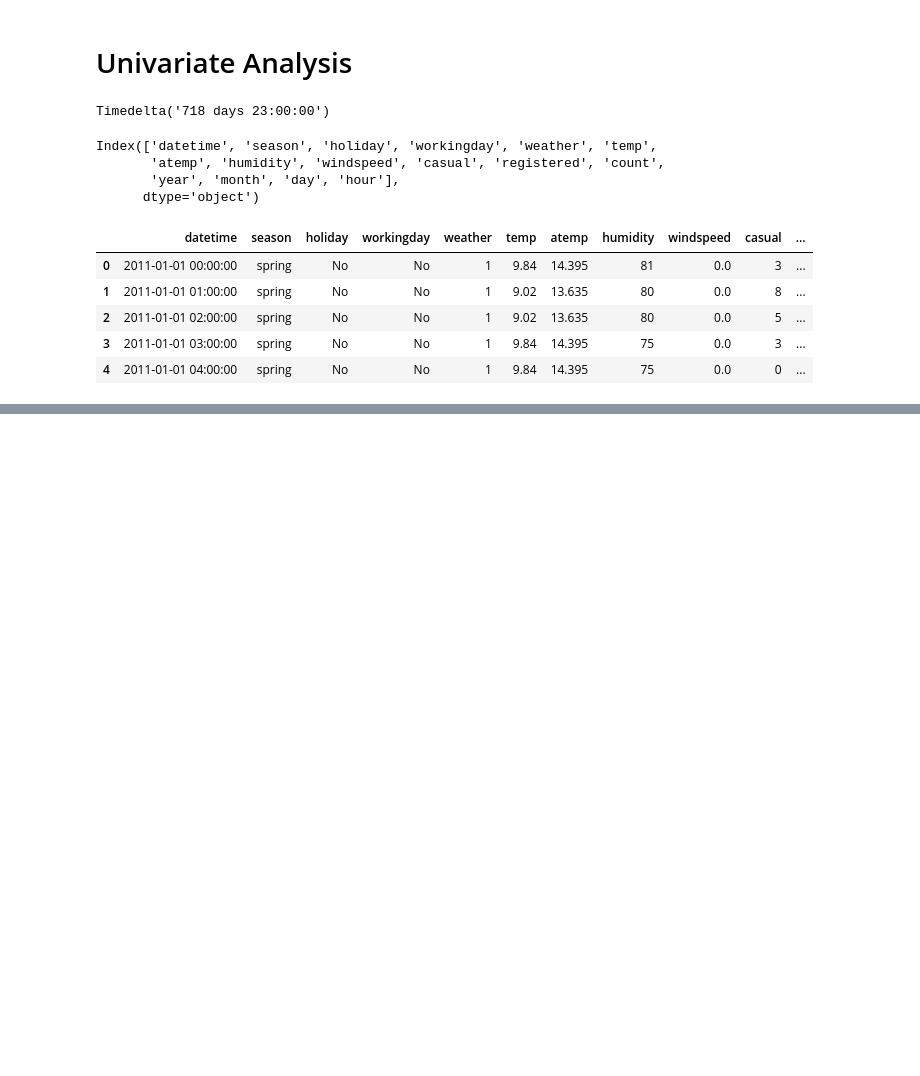
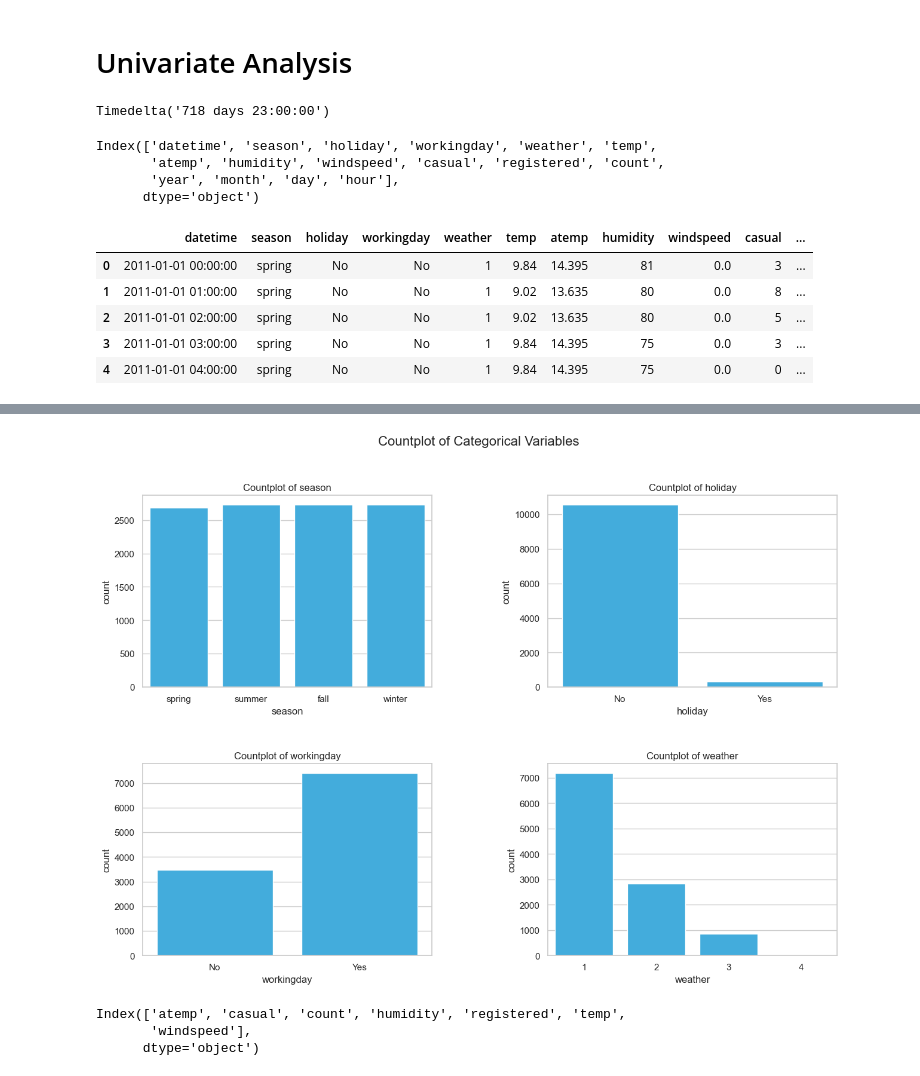
Before and after one commit to satishsharma27/Machine_learning, a Jupyter notebook: Hypothesis_test_Campaign.ipynb, the cells around one changed output, grey strips where cells are left out. Saved outputs shown, nothing was run; the diff lists cells and outputs as text; code cells hidden in the pictures; blank space fills up the shorter version.

```diff
--- a/Hypothesis_test_Campaign.ipynb
+++ b/Hypothesis_test_Campaign.ipynb
@@ -296,3 +296,14 @@ df.head(5)
 | 2 | 2011-01-01 02:00:00 | spring | No | No | 1 | 9.02 | 13.635 | 80 | 0.0 | 5 | ... |
 | 3 | 2011-01-01 03:00:00 | spring | No | No | 1 | 9.84 | 14.395 | 75 | 0.0 | 3 | ... |
 | 4 | 2011-01-01 04:00:00 | spring | No | No | 1 | 9.84 | 14.395 | 75 | 0.0 | 0 | ... |
+# %%
+cols=['season', 'holiday', 'workingday', 'weather','year', 'month', 'day']
+
+for i in cols:
+    if i=="day":
+        print(df[i].value_counts().sort_index())
+    else:
+        print(df[i].value_counts())
+    print()
+    print("-"*60)
+    print()
@@ -298,0 +328,21 @@ df.head(5)
+# %%
+# countplot on categories
+
+plt.figure(figsize=(15,10))
+plt.suptitle("Countplot of Categorical Variables",fontsize=(16))
+
+for i in enumerate(cat_col):
+    plt.subplot(2,2,i[0]+1)
+    sns.countplot(data=df, x=i[1],color= "#29B6F6")
+    plt.title(f"Countplot of {i[1]}")
+plt.subplots_adjust(hspace=0.4,wspace=0.4)
+plt.show()
+# %% [output]
+[figure, added]
+# %%
+num_col=df.select_dtypes(include=np.number).columns.difference(['year', 'day', 'hour'])
+num_col
+# %% [output]
+Index(['atemp', 'casual', 'count', 'humidity', 'registered', 'temp',
+       'windspeed'],
+      dtype='object')
```
Also changed, not shown: parts of 14 cells of this notebook.
